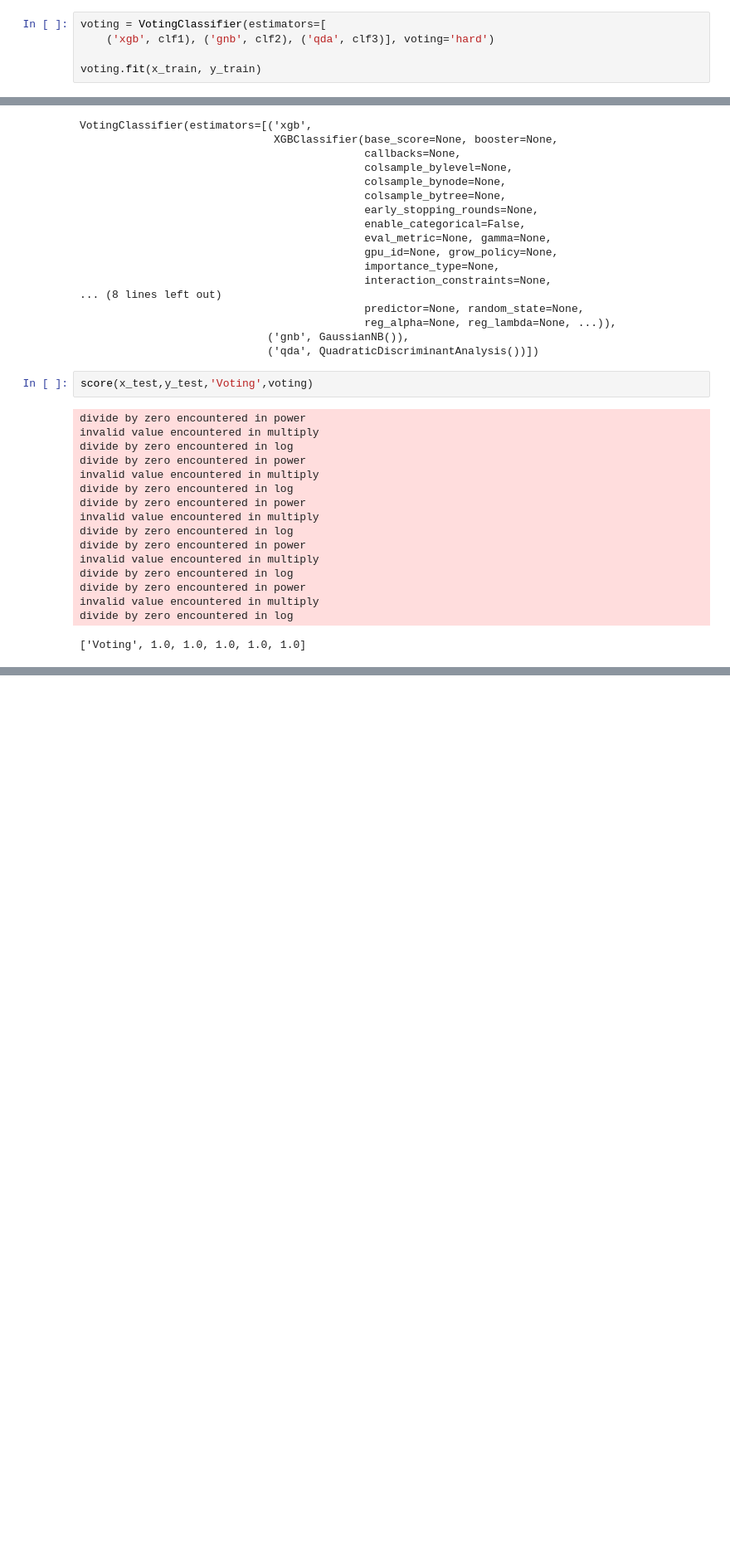
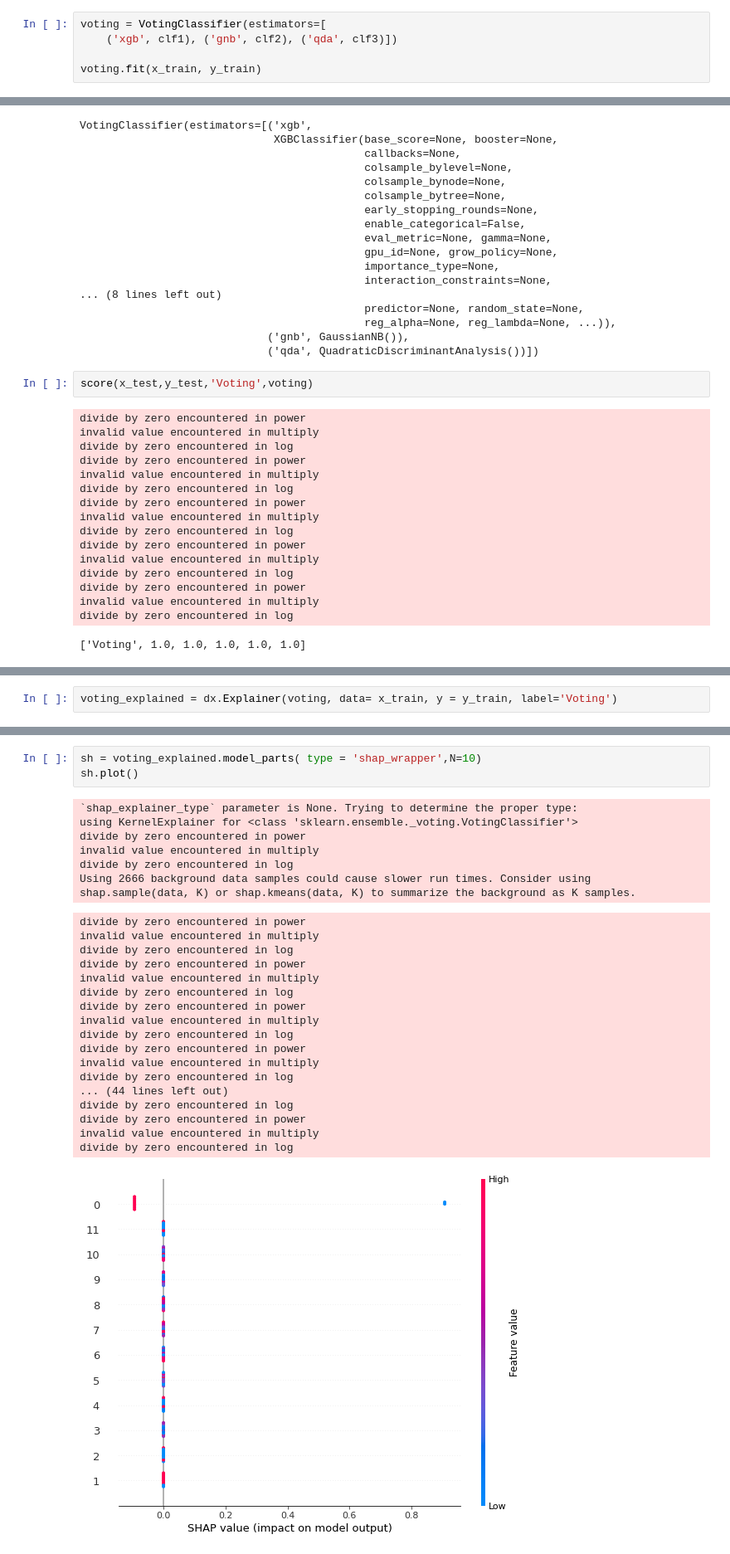
Before and after one commit to CarJung/Churn_exploration, a Jupyter notebook: model_tuning.ipynb, the cells around one changed output, grey strips where cells are left out. Shown at 83% size. Saved outputs shown, nothing was run; the diff lists cells and outputs as text; blank space fills up the shorter version.

Commit message:
overfitted model explanations

```diff
--- a/model_tuning.ipynb
+++ b/model_tuning.ipynb
@@ -356,7 +365,7 @@ clf2 = GaussianNB()
 clf3 = QuadraticDiscriminantAnalysis()
 # %%
 voting = VotingClassifier(estimators=[
-    ('xgb', clf1), ('gnb', clf2), ('qda', clf3)], voting='hard')
+    ('xgb', clf1), ('gnb', clf2), ('qda', clf3)])
 
 voting.fit(x_train, y_train)
 # %% [output]
@@ -399,0 +411,2 @@ divide by zero encountered in log
+# %%
+voting_explained = dx.Explainer(voting, data= x_train, y = y_train, label='Voting')
@@ -399,0 +449,28 @@ divide by zero encountered in log
+# %%
+sh = voting_explained.model_parts( type = 'shap_wrapper',N=10)
+sh.plot()
+# %% [output]
+`shap_explainer_type` parameter is None. Trying to determine the proper type:
+using KernelExplainer for <class 'sklearn.ensemble._voting.VotingClassifier'>
+divide by zero encountered in power
+invalid value encountered in multiply
+divide by zero encountered in log
+Using 2666 background data samples could cause slower run times. Consider using shap.sample(data, K) or shap.kmeans(data, K) to summarize the background as K samples.
+divide by zero encountered in power
+invalid value encountered in multiply
+divide by zero encountered in log
+divide by zero encountered in power
+invalid value encountered in multiply
+divide by zero encountered in log
+divide by zero encountered in power
+invalid value encountered in multiply
+divide by zero encountered in log
+divide by zero encountered in power
+invalid value encountered in multiply
+divide by zero encountered in log
+... (44 lines left out)
+divide by zero encountered in log
+divide by zero encountered in power
+invalid value encountered in multiply
+divide by zero encountered in log
+[figure, added]
```
Also changed, not shown: parts of 14 cells of this notebook.
